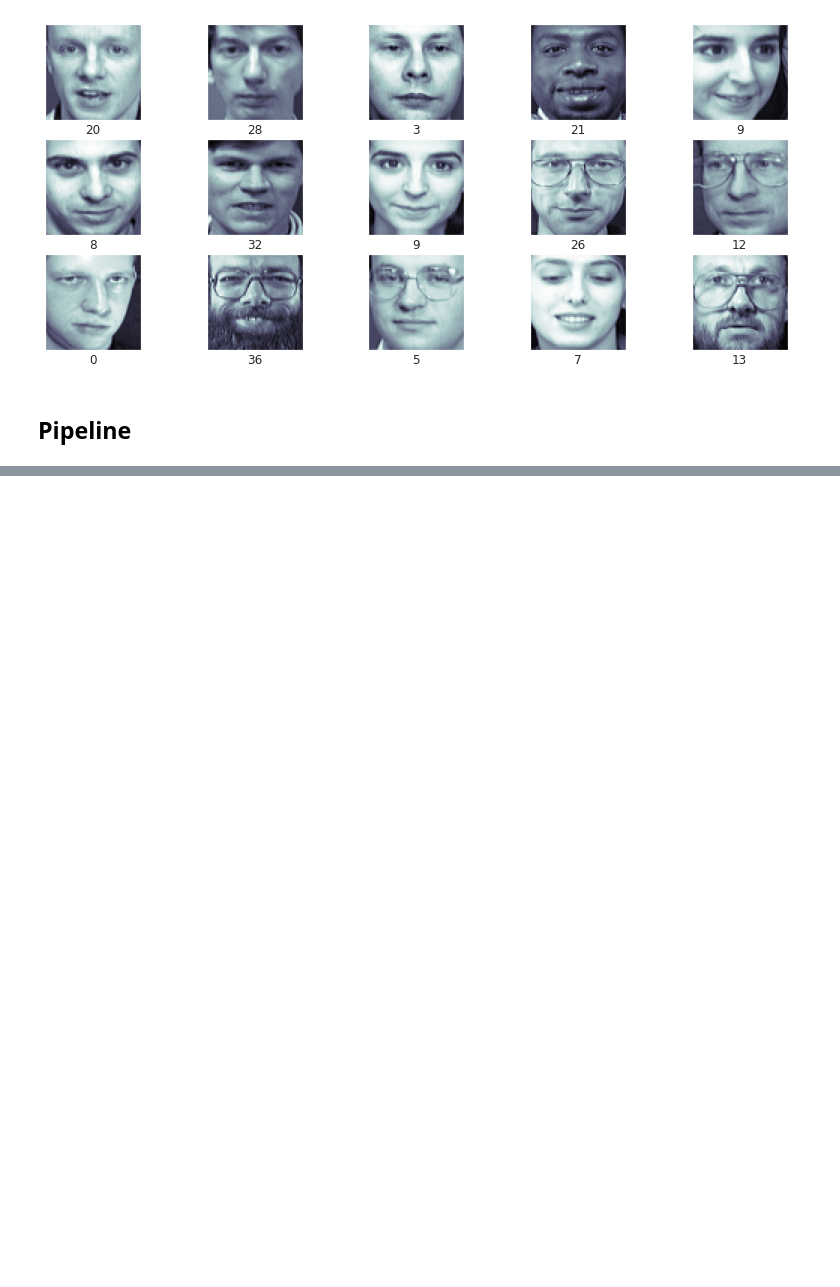
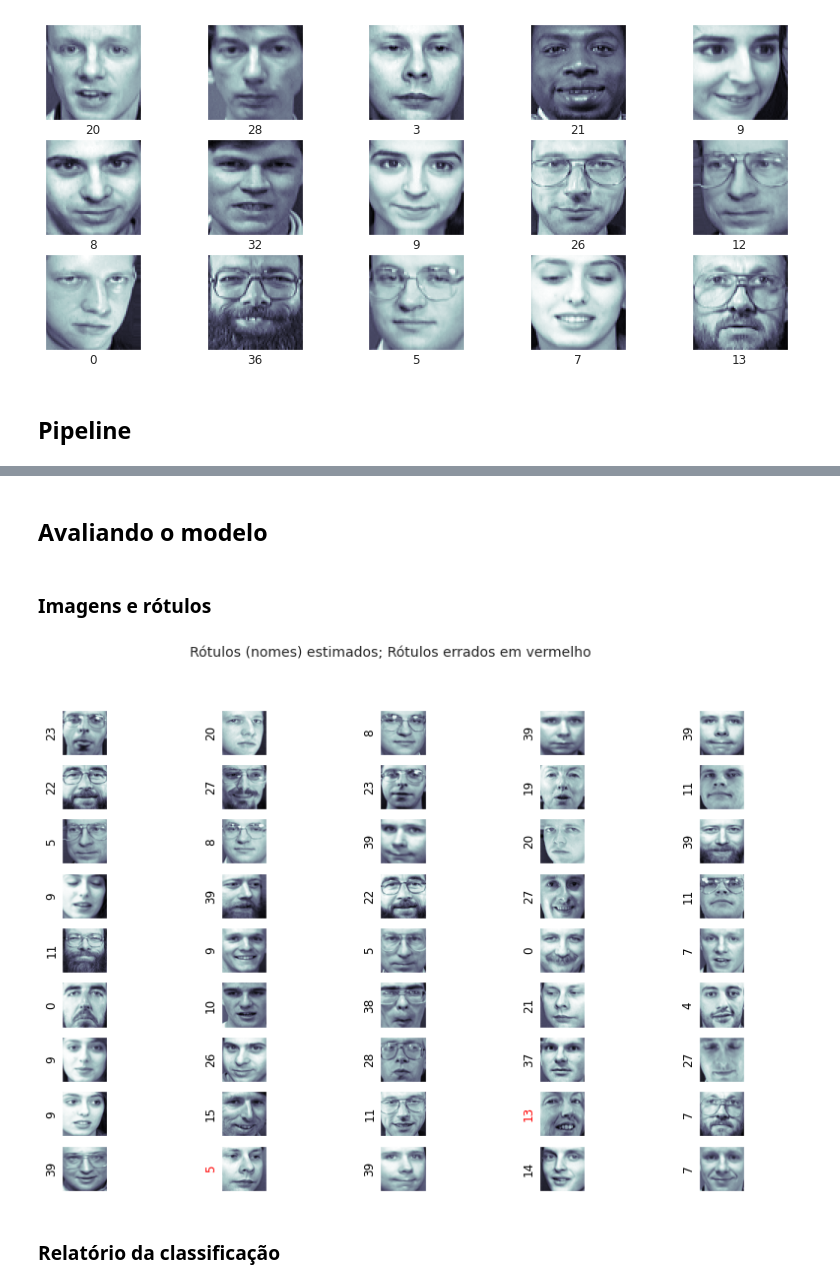
Before and after one commit to gus-phys/AI2-resources, a Jupyter notebook: 08-classificacao/aulas-praticas/aula6/svm/svm-on-Cambridge-faces.ipynb, the cells around one changed output, grey strips where cells are left out. Cells and saved outputs as stored; diff of their text form; code cells hidden in the pictures; blank space fills up the shorter version.

```diff
--- a/08-classificacao/aulas-praticas/aula6/svm/svm-on-Cambridge-faces.ipynb
+++ b/08-classificacao/aulas-praticas/aula6/svm/svm-on-Cambridge-faces.ipynb
@@ -19,3 +19,6 @@ downloading Olivetti faces from https://ndownloader.figshare.com/files/5976027 t
+# %%
+from sklearn.model_selection import train_test_split
+X_train, X_test, y_train, y_test = train_test_split(faces.data, faces.target, random_state=42)
 # %% [markdown]
 ### Algumas imagens
 # %%
@@ -39,0 +47,11 @@ model = make_pipeline(pca, svc)
+# %%
+param_grid = {
+    'svc__C': [0.01, 0.5, 1, 5, 10, 50],
+    'svc__kernel': ['poly', 'rbf', 'sigmoid'],
+    'svc__gamma': [0.0001, 0.0005, 0.001, 0.005],
+    'svc__decision_function_shape':  ['ovo', 'ovr']
+}
+grid = GridSearchCV(model, param_grid)
+
+%time grid.fit(X_train, y_train)
+print(grid.best_params_)
@@ -39,0 +62,21 @@ model = make_pipeline(pca, svc)
+# %%
+model = grid.best_estimator_
+y_fit = model.predict(X_test)
+# %% [markdown]
+## Avaliando o modelo
+# %% [markdown]
+### Imagens e rótulos
+# %%
+fig, ax = plt.subplots(9, 5, figsize=(14, 9))
+for i, axi in enumerate(ax.flat):
+    axi.imshow(X_test[i].reshape(faces.images.shape[1], faces.images.shape[2]),
+               cmap='bone')
+    axi.set(xticks=[],
+            yticks=[])
+    axi.set_ylabel(faces.target[y_fit[i]],
+                   color='black' if y_fit[i] == y_test[i] else 'red')
+fig.suptitle('Rótulos (nomes) estimados; Rótulos errados em vermelho', size=14);
+# %% [output]
+[figure, added]
+# %% [markdown]
+### Relatório da classificação
```
Also changed, not shown: parts of 10 cells of this notebook.
